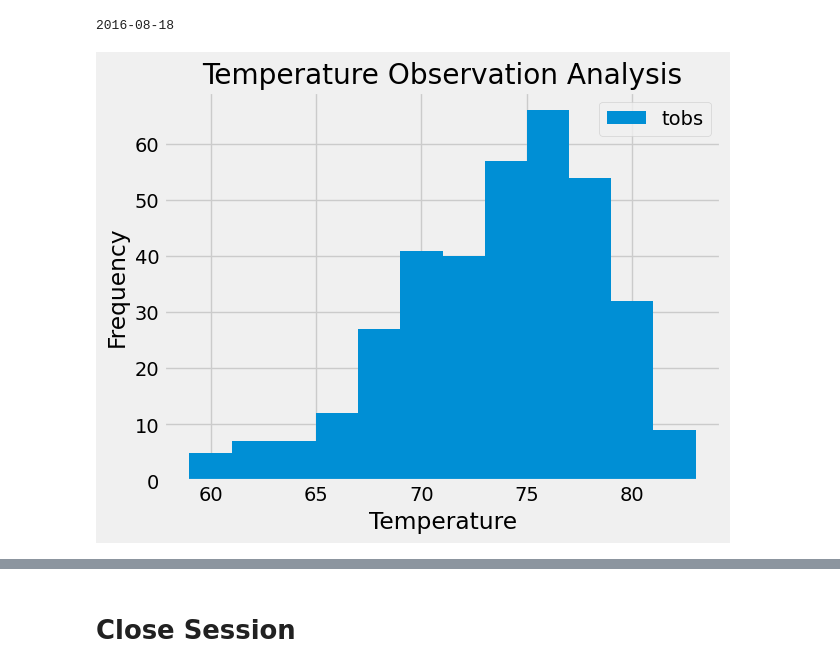
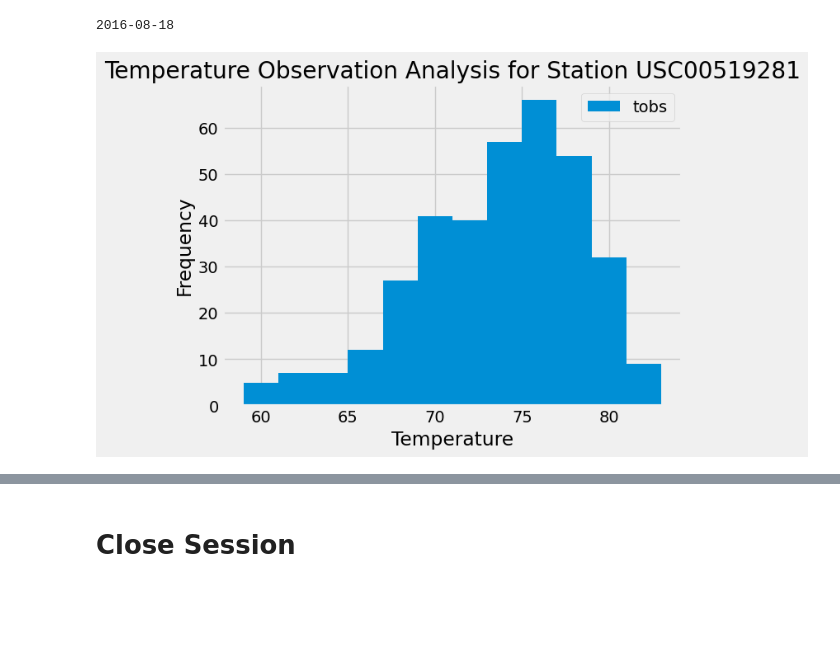
Before and after one commit to gmmarsh/sqlalchemy-challenge, a Jupyter notebook: climate_starter.ipynb, the cells around one changed output, grey strips where cells are left out. Drawn from its saved outputs; the diff is of its cells as text; code cells hidden in the pictures; blank space fills up the shorter version.

```diff
--- a/climate_starter.ipynb
+++ b/climate_starter.ipynb
@@ -246,13 +216,13 @@ print(one_year_ago_USC00519281)
 # %%
 # histogram of the temperature observation data for USC00519281 between 8/18/2016 and 8/18/2017
 temperature_data_USC00519281 = session.query(Measurement.tobs).\
     filter(Measurement.station == most_active_station).\
     filter(Measurement.date >= one_year_ago_USC00519281).all()
 temperature_data_USC00519281_df = pd.DataFrame(temperature_data_USC00519281, columns=['tobs'])
 temperature_data_USC00519281_df.plot.hist(bins=12)
 plt.xlabel('Temperature')
 plt.ylabel('Frequency')
-plt.title('Temperature Observation Analysis')
+plt.title('Temperature Observation Analysis for Station USC00519281')
 plt.show()
 # %% [output]
-[figure, old version]
+[figure, new version]
```
Also changed, not shown: parts of 5 cells of this notebook.
